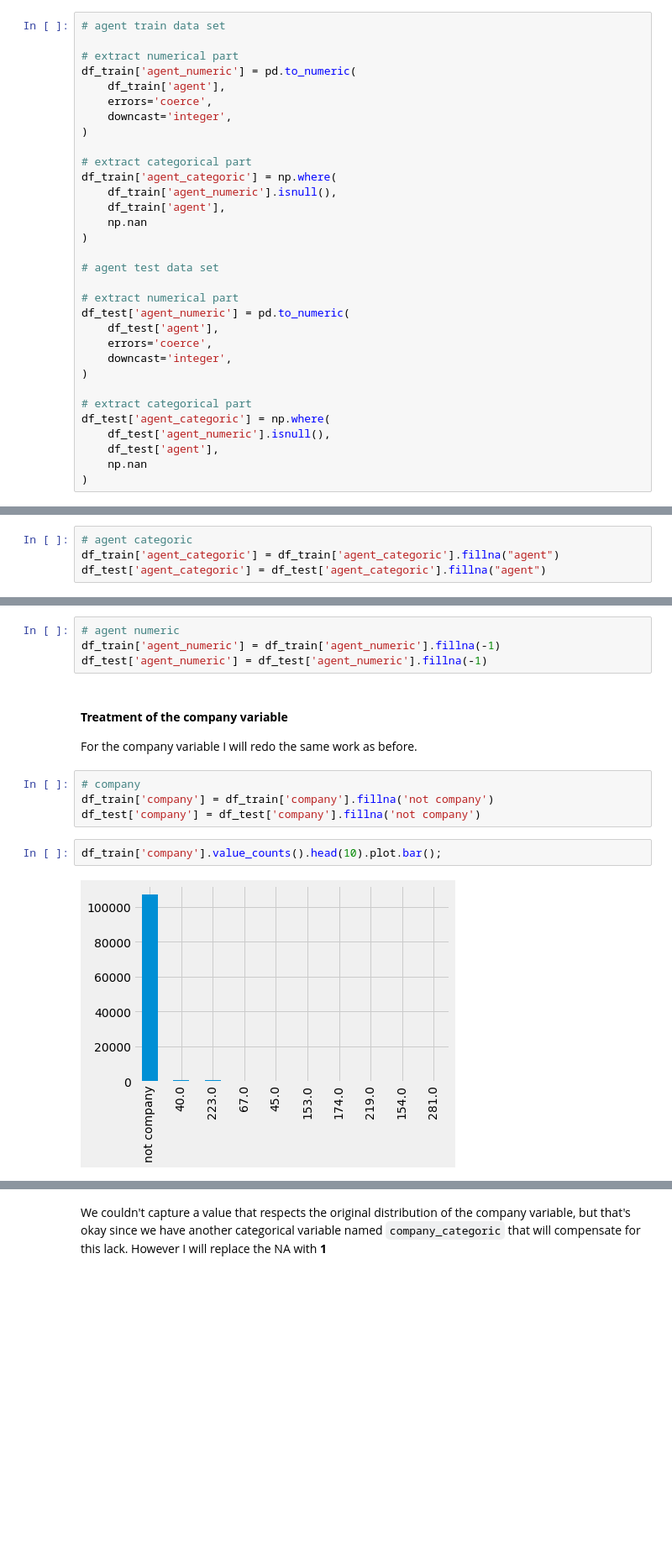
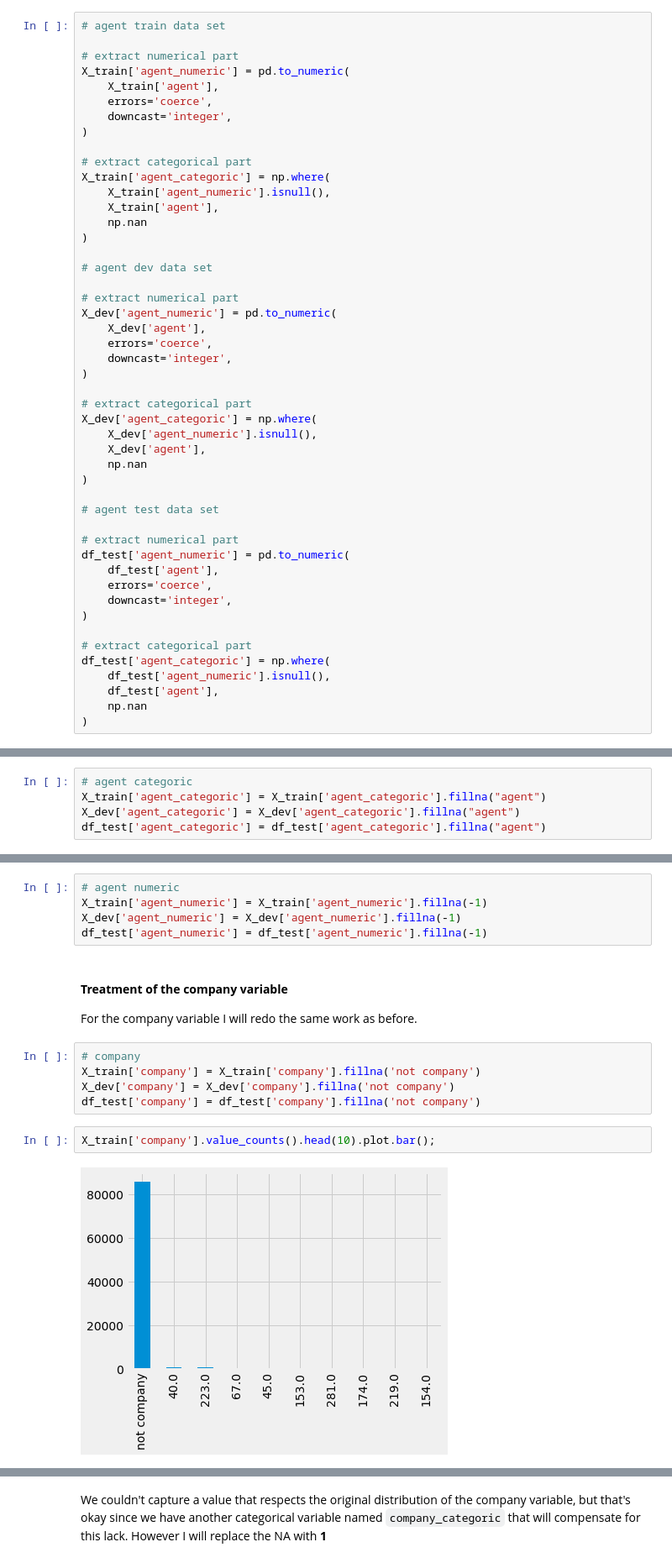
Before and after one commit to dajebbar/zoomcampML, a Jupyter notebook: midTermproject/notebook.ipynb, the cells around one changed output, grey strips where cells are left out. Shown at 84% size. Cells and saved outputs as stored; diff of their text form; blank space fills up the shorter version.

```diff
--- a/midTermproject/notebook.ipynb
+++ b/midTermproject/notebook.ipynb
@@ -574,16 +590,32 @@ plt.show()
 # agent train data set
 
 # extract numerical part
-df_train['agent_numeric'] = pd.to_numeric(
-    df_train['agent'],
+X_train['agent_numeric'] = pd.to_numeric(
+    X_train['agent'],
     errors='coerce',
     downcast='integer',
 )
 
 # extract categorical part
-df_train['agent_categoric'] = np.where(
-    df_train['agent_numeric'].isnull(),
-    df_train['agent'],
+X_train['agent_categoric'] = np.where(
+    X_train['agent_numeric'].isnull(),
+    X_train['agent'],
+    np.nan
+)
+
+# agent dev data set
+
+# extract numerical part
+X_dev['agent_numeric'] = pd.to_numeric(
+    X_dev['agent'],
+    errors='coerce',
+    downcast='integer',
+)
+
+# extract categorical part
+X_dev['agent_categoric'] = np.where(
+    X_dev['agent_numeric'].isnull(),
+    X_dev['agent'],
     np.nan
 )
 
@@ -611,6 +643,7 @@ array(['not agent', nan], dtype=object)
 for nan we can easily replaced with 'agent' and we get two categories
 # %%
 # agent categoric
-df_train['agent_categoric'] = df_train['agent_categoric'].fillna("agent")
+X_train['agent_categoric'] = X_train['agent_categoric'].fillna("agent")
+X_dev['agent_categoric'] = X_dev['agent_categoric'].fillna("agent")
 df_test['agent_categoric'] = df_test['agent_categoric'].fillna("agent")
 # %%
@@ -686,19 +719,21 @@ plt.show()
 We can see that **-1** has the closest variability to the original variable and preserve well the distribution. So let's fill missing values in new variable `agent_numeric` with **-1**.
 # %%
 # agent numeric
-df_train['agent_numeric'] = df_train['agent_numeric'].fillna(-1)
+X_train['agent_numeric'] = X_train['agent_numeric'].fillna(-1)
+X_dev['agent_numeric'] = X_dev['agent_numeric'].fillna(-1)
 df_test['agent_numeric'] = df_test['agent_numeric'].fillna(-1)
 # %% [markdown]
 #### **Treatment of the company variable**
 For the company variable I will redo the same work as before.
 # %%
 # company
-df_train['company'] = df_train['company'].fillna('not company')
+X_train['company'] = X_train['company'].fillna('not company')
+X_dev['company'] = X_dev['company'].fillna('not company')
 df_test['company'] = df_test['company'].fillna('not company')
 # %%
-df_train['company'].value_counts().head(10).plot.bar();
+X_train['company'].value_counts().head(10).plot.bar();
 # %% [output]
-[figure, old version]
+[figure, new version]
 # %%
 # company
 
```
Also changed, not shown: parts of 90 cells of this notebook.
